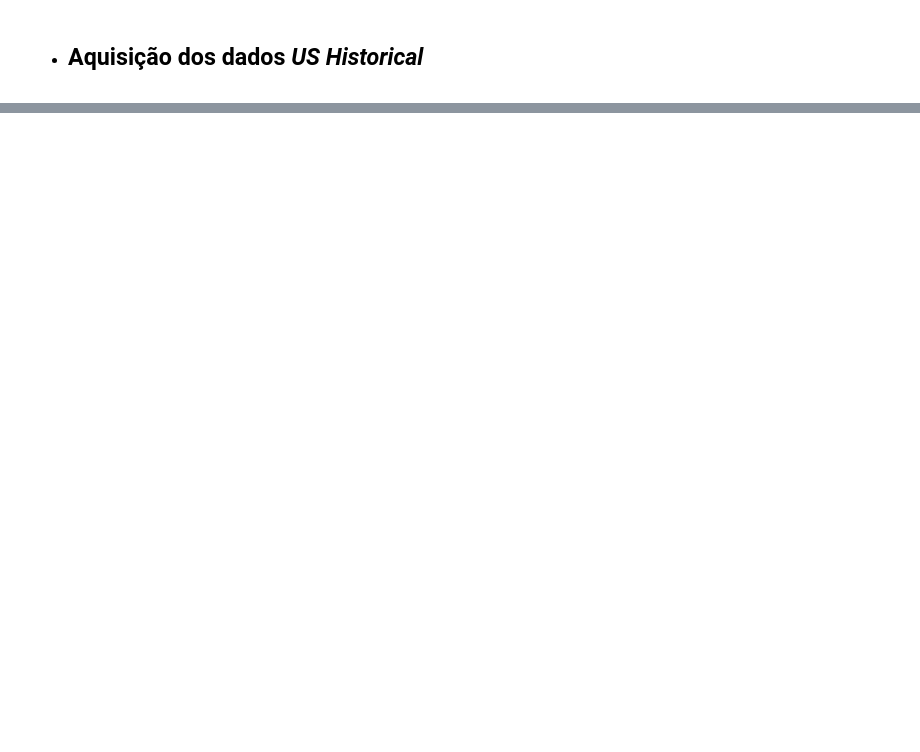
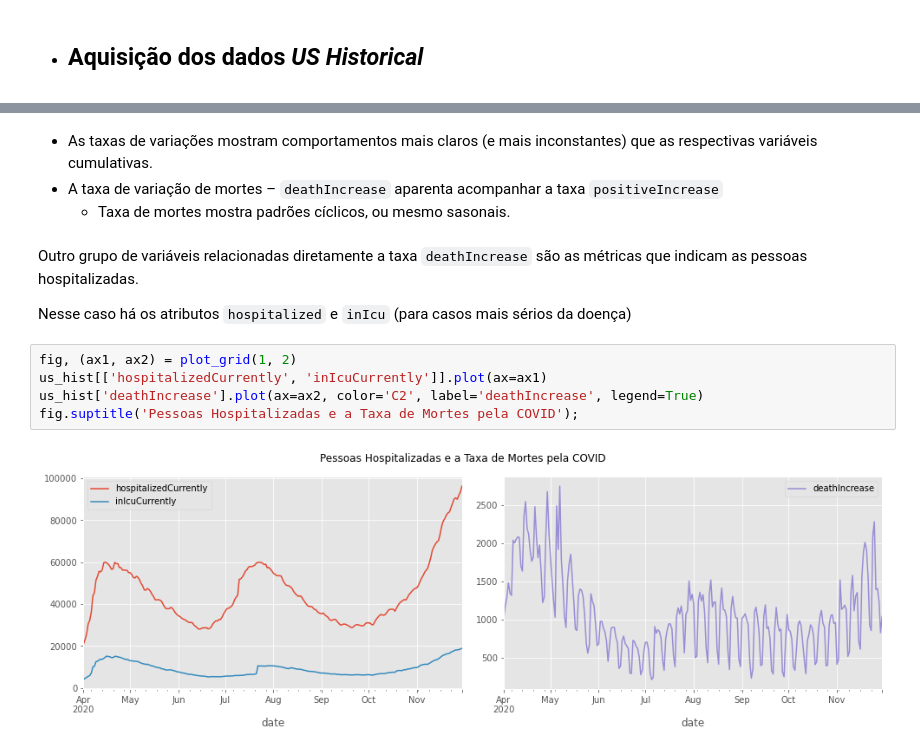
Before and after one commit to C0nrado/covid_prediction, a Jupyter notebook: 01_exploracao_inicial.ipynb, the cells around one changed output, grey strips where cells are left out. Cells and saved outputs as stored; diff of their text form; blank space fills up the shorter version.

```diff
--- a/01_exploracao_inicial.ipynb
+++ b/01_exploracao_inicial.ipynb
@@ -132,0 +194,15 @@ for i in range(65):
+# %% [markdown]
+* As taxas de variações mostram comportamentos mais claros (e mais inconstantes) que as respectivas variáveis cumulativas.
+* A taxa de variação de mortes – `deathIncrease` aparenta acompanhar a taxa `positiveIncrease`
+    * Taxa de mortes mostra padrões cíclicos, ou mesmo sasonais.
+# %% [markdown]
+Outro grupo de variáveis relacionadas diretamente a taxa `deathIncrease` são as métricas que indicam as pessoas hospitalizadas.
+
+Nesse caso há os atributos `hospitalized` e `inIcu` (para casos mais sérios da doença)
+# %%
+fig, (ax1, ax2) = plot_grid(1, 2)
+us_hist[['hospitalizedCurrently', 'inIcuCurrently']].plot(ax=ax1)
+us_hist['deathIncrease'].plot(ax=ax2, color='C2', label='deathIncrease', legend=True)
+fig.suptitle('Pessoas Hospitalizadas e a Taxa de Mortes pela COVID');
+# %% [output]
+[figure, added]
```
Also changed, not shown: parts of 51 cells of this notebook, 1 other file.
